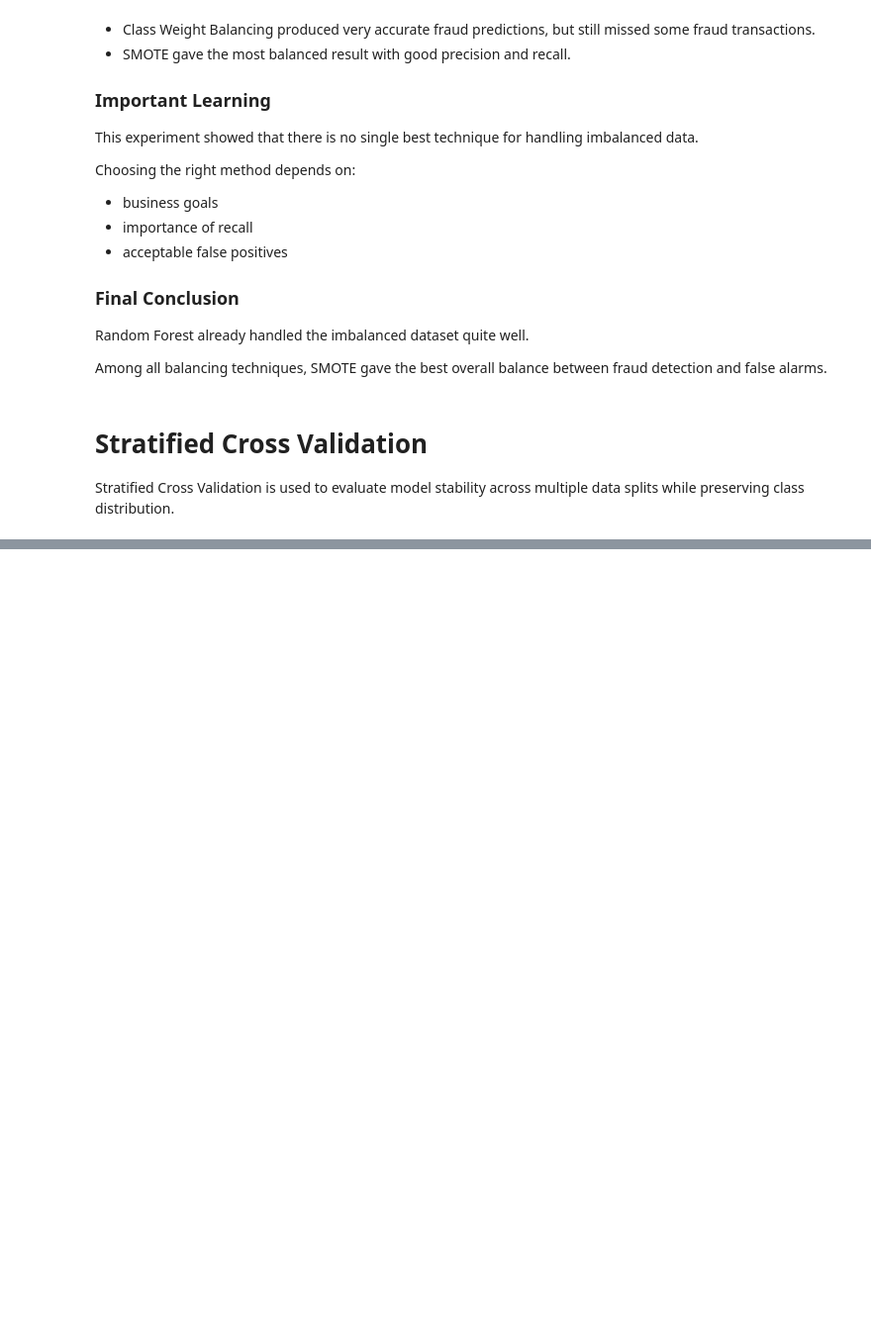
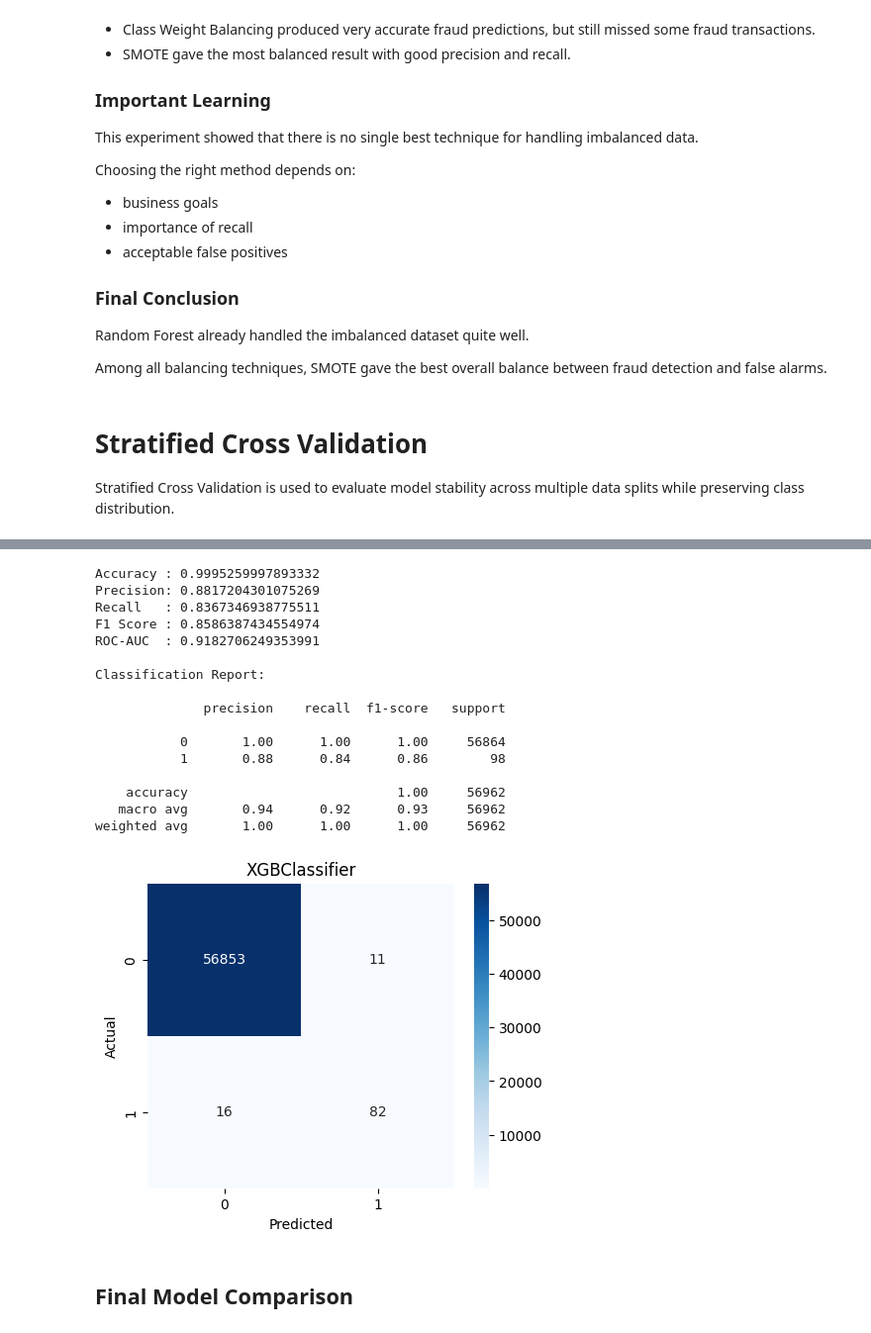
Before and after one commit to rifat-ml-dev/ml-engineer-journey, a Jupyter notebook: fraud_detection_project/notebooks/fraud_detection.ipynb, the cells around one changed output, grey strips where cells are left out. Shown at 99% size. Cells and saved outputs as stored; diff of their text form; code cells hidden in the pictures; blank space fills up the shorter version.

```diff
--- a/fraud_detection_project/notebooks/fraud_detection.ipynb
+++ b/fraud_detection_project/notebooks/fraud_detection.ipynb
@@ -760,0 +991,7 @@ skf = StratifiedKFold(
+# %%
+scale_pos_weight = (
+    y_train.value_counts()[0] /
+    y_train.value_counts()[1]
+)
+
+print(scale_pos_weight)
@@ -760,0 +1000,7 @@ skf = StratifiedKFold(
+# %%
+xgb_weighted = XGBClassifier(
+    scale_pos_weight=scale_pos_weight,
+    random_state=42
+)
+# %%
+xgb_weighted.fit(X_train, y_train)
@@ -760,0 +1019,26 @@ skf = StratifiedKFold(
+# %%
+y_pred_xgb_weighted = xgb_weighted.predict(X_test)
+# %%
+evaluate_model(
+    xgb_weighted,
+    y_test,
+    y_pred_xgb_weighted
+)
+# %% [output]
+Accuracy : 0.9995259997893332
+Precision: 0.8817204301075269
+Recall   : 0.8367346938775511
+F1 Score : 0.8586387434554974
+ROC-AUC  : 0.9182706249353991
+
+Classification Report:
+
+              precision    recall  f1-score   support
+
+           0       1.00      1.00      1.00     56864
+           1       0.88      0.84      0.86        98
+
+    accuracy                           1.00     56962
+   macro avg       0.94      0.92      0.93     56962
+weighted avg       1.00      1.00      1.00     56962
+[figure, added]
@@ -760,0 +1051,2 @@ skf = StratifiedKFold(
+# %% [markdown]
+## Final Model Comparison
```
Also changed, not shown: parts of 38 cells of this notebook.
